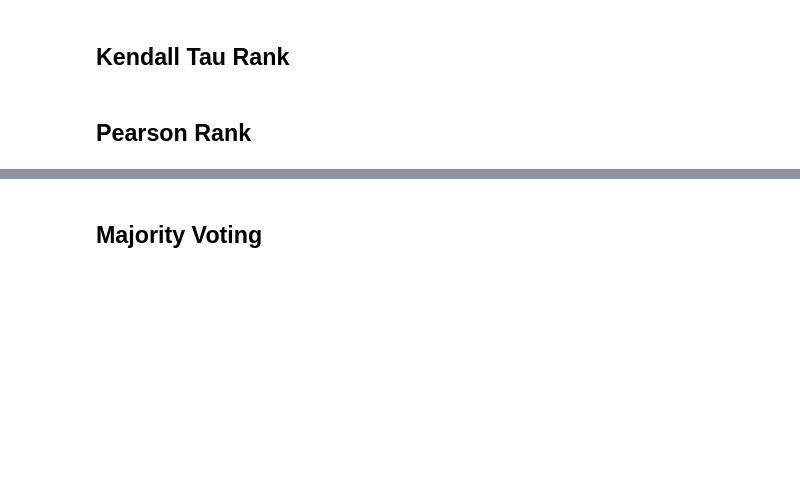
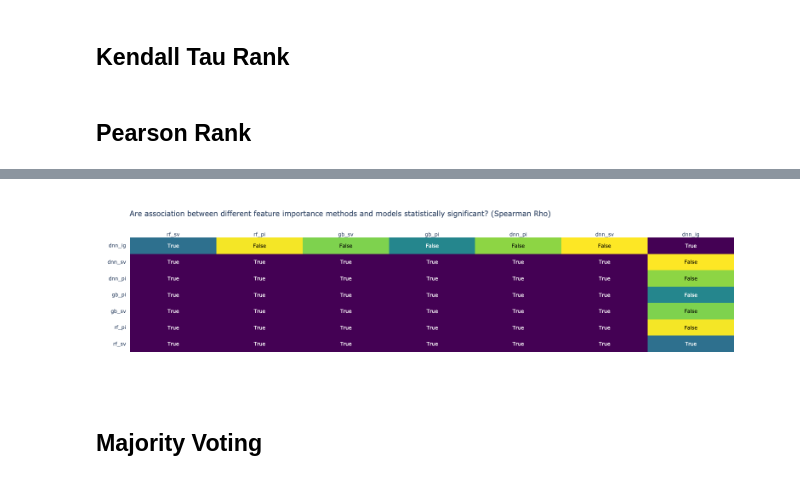
Before and after one commit to divishrengasamy/ensemble-feature-importance, a Jupyter notebook: Ensemble Feature Importance.ipynb, the cells around one changed output, grey strips where cells are left out. Saved outputs shown, nothing was run; the diff lists cells and outputs as text; code cells hidden in the pictures; blank space fills up the shorter version.

```diff
--- a/Ensemble Feature Importance.ipynb
+++ b/Ensemble Feature Importance.ipynb
@@ -705,4 +676,4 @@ total_scaled_kendall_tau = helper_rank(stats.kendalltau, all_stacked, columns_na
 # %% [markdown]
 ## Pearson Rank
 # %%
-total_scaled_spearman = helper_rank(stats.spearmanr, all_stacked, columns_name)
+total_scaled_spearman, spearman_p_value = helper_rank(stats.spearmanr, all_stacked, columns_name)
@@ -709,3 +712,7 @@ total_scaled_spearman = helper_rank(stats.spearmanr, all_stacked, columns_name)
+# %%
+plot_rank_method_significance(spearman_p_value, "Spearman Rho", 0.05)
+# %% [output]
+[figure, added]
 # %% [markdown]
 ## Majority Voting
 # %%
```
Also changed, not shown: parts of 31 cells of this notebook.
